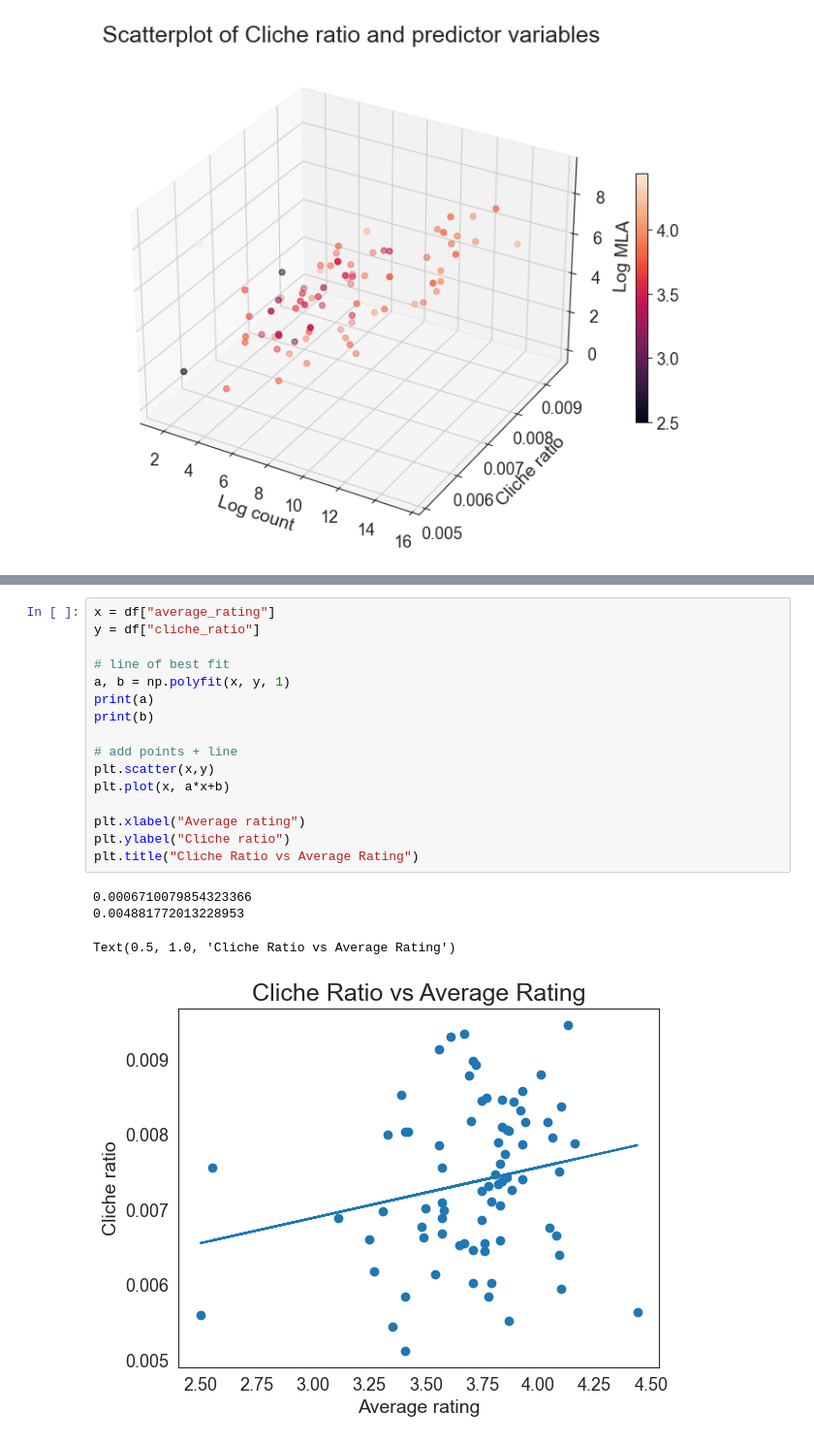
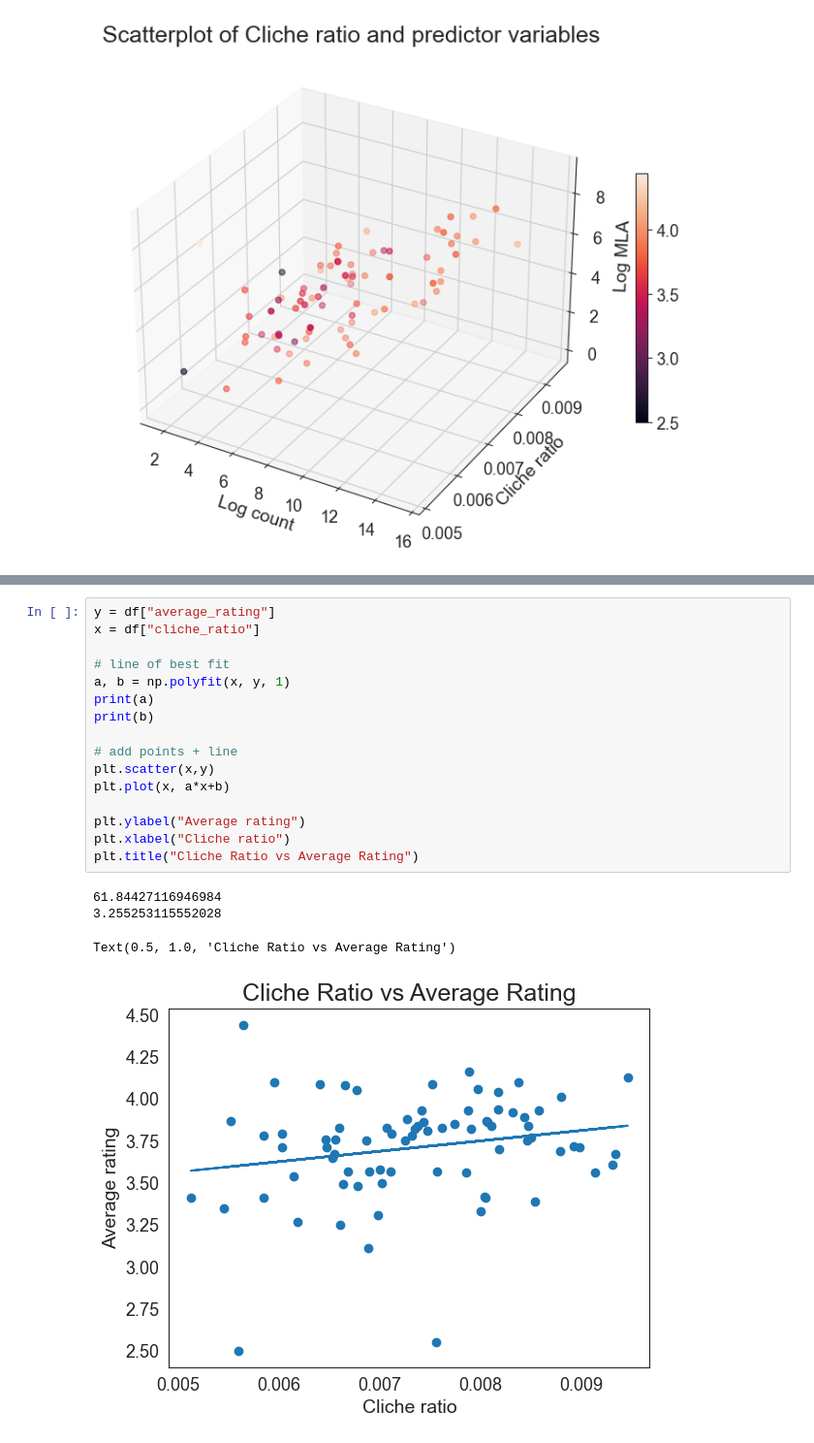
Before and after one commit to jenniferouyang/Cliches-and-19th-Century-English-Novelists, a Jupyter notebook: model.ipynb, the cells around one changed output, grey strips where cells are left out. Shown at 97% size. Drawn from its saved outputs; the diff is of its cells as text.

```diff
--- a/model.ipynb
+++ b/model.ipynb
@@ -115,21 +115,21 @@ Text(0.5, 1.0, 'Cliche Ratio vs Log MLA Entry')
 # %%
-x = df["average_rating"]
-y = df["cliche_ratio"]
+y = df["average_rating"]
+x = df["cliche_ratio"]
 
 # line of best fit
 a, b = np.polyfit(x, y, 1)
 print(a)
 print(b)
 
 # add points + line
 plt.scatter(x,y)
 plt.plot(x, a*x+b)
 
-plt.xlabel("Average rating")
-plt.ylabel("Cliche ratio")
+plt.ylabel("Average rating")
+plt.xlabel("Cliche ratio")
 plt.title("Cliche Ratio vs Average Rating")
 # %% [output]
-0.0006710079854323366
-0.004881772013228953
+61.84427116946984
+3.255253115552028
 Text(0.5, 1.0, 'Cliche Ratio vs Average Rating')
-[figure, old version]
+[figure, new version]
```
Also changed, not shown: parts of 2 cells of this notebook.
